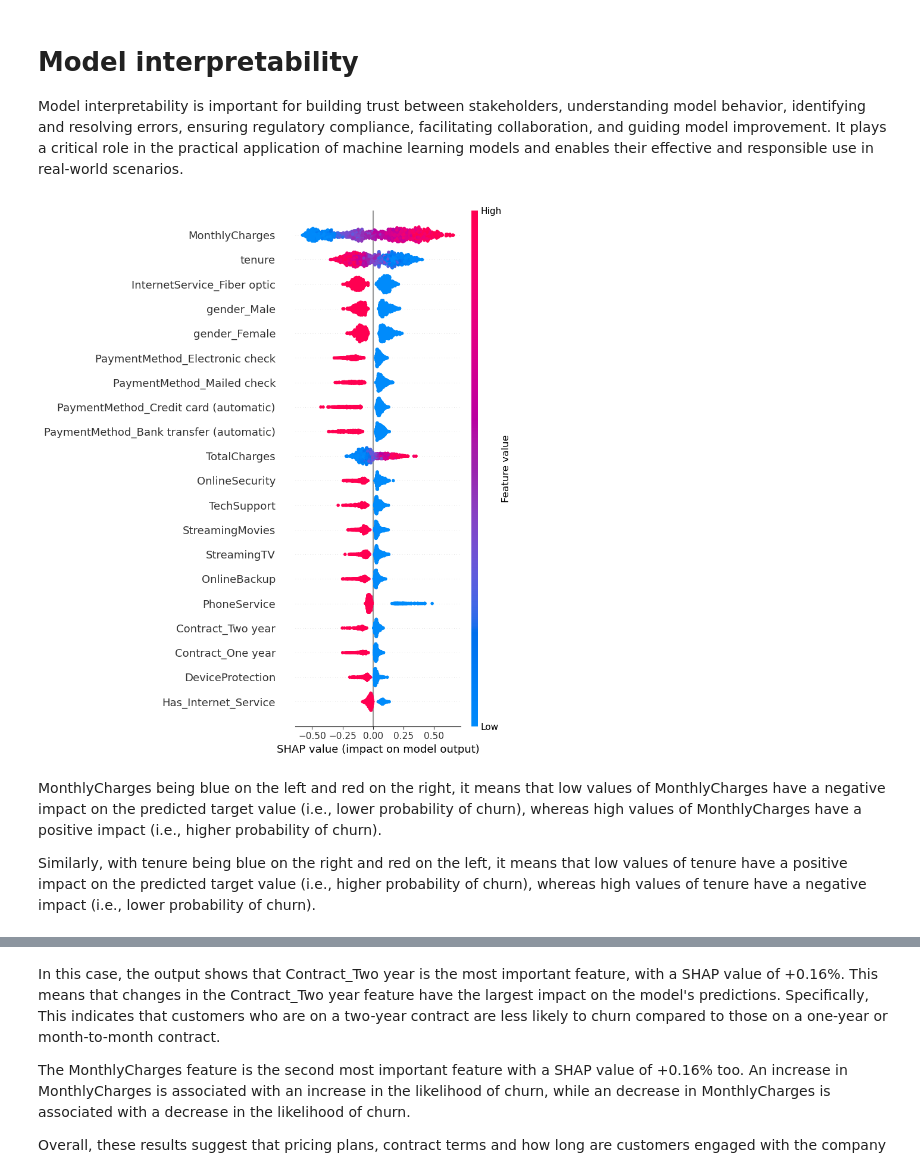
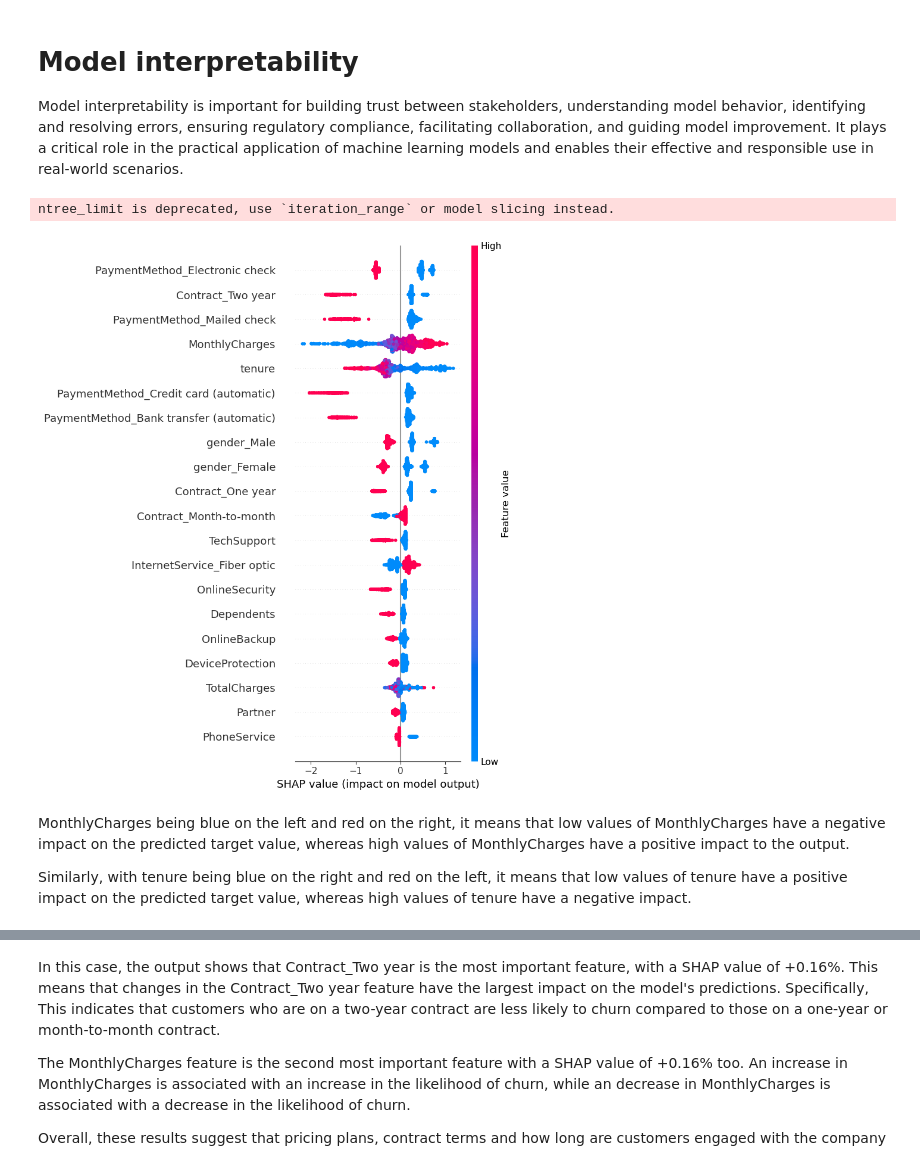
Before and after one commit to algerza/churn_prediction_model, a Jupyter notebook: 02_modelling.ipynb, the cells around one changed output, grey strips where cells are left out. Cells and saved outputs as stored; diff of their text form; code cells hidden in the pictures.

Commit message:
Fix modelling

```diff
--- a/02_modelling.ipynb
+++ b/02_modelling.ipynb
@@ -31,4 +82,7 @@ df.head()
 Divide the dataset into training, validation, and test sets. The typical split is 70-80% for training, 10-15% for validation, and 10-15% for testing. The validation set helps in model selection and hyperparameter tuning.
 
 Therefore, in order to obtain a split of 70% for training, 15% for validation, and 15% for testing we are setting the test dataset with a size of 15% of the original dataset, while the combined training/validation set is split with a test size of 0.1765 (approximately 15% of the combined training/validation data).
+# %%
+# Re-assign to variables
+X, y = X_resampled_train, y_resampled_train
 # %%
@@ -85,15 +93,6 @@ plt.show()
 # Model selection
 We are exploring different options for our churn prediction, from more simple and interpretable models (i.e. Logistic Regression) to advanced models (i.e. SVM or XGBoost). We will decide which one to pick based on the validation set's performance metrics.
 # %%
-from sklearn.linear_model import LogisticRegression
-from sklearn.tree import DecisionTreeClassifier
-from sklearn.ensemble import RandomForestClassifier
-from sklearn.metrics import accuracy_score, recall_score, precision_score, f1_score, confusion_matrix
-
-from sklearn.svm import SVC
-from xgboost import XGBClassifier
-from sklearn.neural_network import MLPClassifier
-
 # Define a list of models including additional choices
 models = [
     LogisticRegression(max_iter=1000),
@@ -107,7 +106,7 @@ models = [
 # Iterate over the models
 for model in models:
     # Train the model on the resampled training set
-    model.fit(X_resampled_train, y_resampled_train)
+    model.fit(X_train, y_train)
 
     # Make predictions on the validation set
     y_pred_val = model.predict(X_val)
@@ -126,7 +125,7 @@ for model in models:
 
     # Print evaluation metrics on the validation set for each model
     print(f"Model: {type(model).__name__}")
-    print("Validation classification report")
+    print("Model classification report")
     print(f"Accuracy: {accuracy_val:.4f}")
     print(f"Recall: {recall_val:.4f}")
     print(f"Precision: {precision_val:.4f}")
@@ -234,22 +190,12 @@ Specificity: 0.8376
 # %%
-best_params = {
-    'penalty': 'l2',
-    'C': 10,
-    'solver': 'liblinear',
-    'max_iter': 5000
-}
+# Create a new XGBoost classifier with the best hyperparameters
+best_xgb_clf = XGBClassifier(**best_params)
 
-# Initialize LogisticRegression classifier
-model = LogisticRegression(**best_params)
+# Train the classifier on the training set
+best_xgb_clf.fit(X_train, y_train)
 
-# Train the model on the resampled training set
-model.fit(X_resampled_train, y_resampled_train)
-
- # Make predictions on the test set
-y_pred_test = model.predict(X_test)
-
-# Calculate prediction probabilities on the test set
-y_prob_test = model.predict_proba(X_test)[:, 1] # Probability of the positive class (churn)
+# Make predictions on the test set
+y_pred_test = best_xgb_clf.predict(X_test)
 
 # Evaluate the model performance on the test set
 accuracy_test = accuracy_score(y_test, y_pred_test)
@@ -284,16 +252,19 @@ Model interpretability is important for building trust between stakeholders, und
 # %%
-# Create SHAP values for the test set
-explainer = shap.Explainer(model.predict, X_train)
+# Create an explainer object by providing our XGBoost model,
+explainer = shap.Explainer(best_xgb_clf)
+
+# Calculate SHAP value using our testing set
 shap_values = explainer(X_test)
 
 # Create a summary plot
 shap.summary_plot(shap_values, X_test)
 # %% [output]
+ntree_limit is deprecated, use `iteration_range` or model slicing instead.
-[figure, old version]
+[figure, new version]
 # %% [markdown]
-MonthlyCharges being blue on the left and red on the right, it means that low values of MonthlyCharges have a negative impact on the predicted target value (i.e., lower probability of churn), whereas high values of MonthlyCharges have a positive impact (i.e., higher probability of churn).
+MonthlyCharges being blue on the left and red on the right, it means that low values of MonthlyCharges have a negative impact on the predicted target value, whereas high values of MonthlyCharges have a positive impact to the output.
 
-Similarly, with tenure being blue on the right and red on the left, it means that low values of tenure have a positive impact on the predicted target value (i.e., higher probability of churn), whereas high values of tenure have a negative impact (i.e., lower probability of churn).
+Similarly, with tenure being blue on the right and red on the left, it means that low values of tenure have a positive impact on the predicted target value, whereas high values of tenure have a negative impact.
 # %%
 shap.plots.bar(shap_values, max_display=15)
 # %% [output]
```
Also changed, not shown: parts of 24 cells of this notebook, 3 other files.
